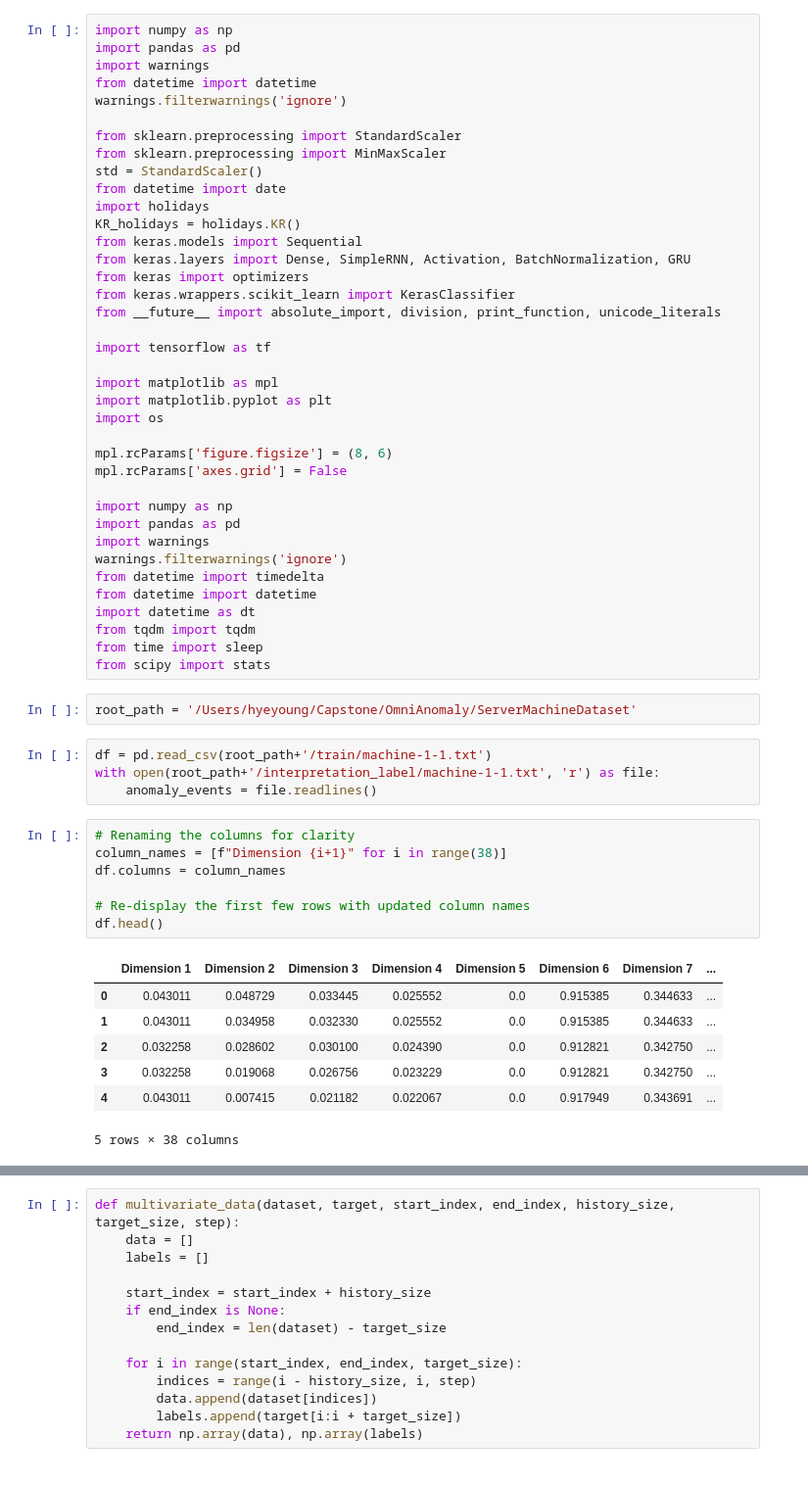
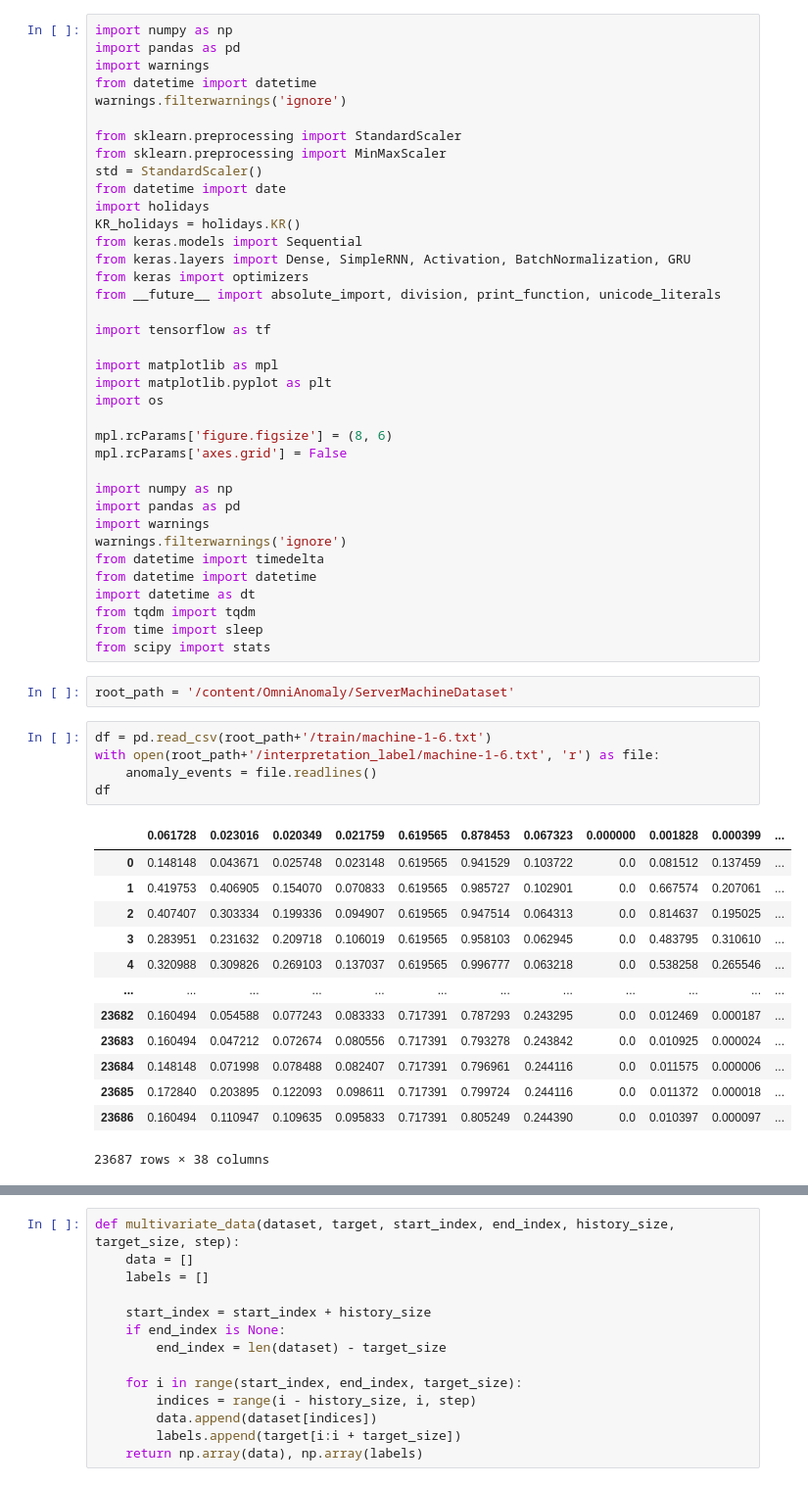
Before and after one commit to moji-moji-idn/Abnormal_Prediction, a Jupyter notebook: GAN.ipynb, the cells around one changed output, grey strips where cells are left out. Shown: that part at 98% size. Cells and saved outputs as stored; diff of their text form.

```diff
--- a/GAN.ipynb
+++ b/GAN.ipynb
@@ -14,7 +27,6 @@ KR_holidays = holidays.KR()
 from keras.models import Sequential
 from keras.layers import Dense, SimpleRNN, Activation, BatchNormalization, GRU
 from keras import optimizers
-from keras.wrappers.scikit_learn import KerasClassifier
 from __future__ import absolute_import, division, print_function, unicode_literals
 
 import tensorflow as tf
@@ -37,23 +49,23 @@ from tqdm import tqdm
 from time import sleep
 from scipy import stats
 # %%
-root_path = '/Users/hyeyoung/Capstone/OmniAnomaly/ServerMachineDataset'
+root_path = '/content/OmniAnomaly/ServerMachineDataset'
 # %%
-df = pd.read_csv(root_path+'/train/machine-1-1.txt')
-with open(root_path+'/interpretation_label/machine-1-1.txt', 'r') as file:
+df = pd.read_csv(root_path+'/train/machine-1-6.txt')
+with open(root_path+'/interpretation_label/machine-1-6.txt', 'r') as file:
     anomaly_events = file.readlines()
+df
+# %% [output]
+|  | 0.061728 | 0.023016 | 0.020349 | 0.021759 | 0.619565 | 0.878453 | 0.067323 | 0.000000 | 0.001828 | 0.000399 | ... |
+| 0 | 0.148148 | 0.043671 | 0.025748 | 0.023148 | 0.619565 | 0.941529 | 0.103722 | 0.0 | 0.081512 | 0.137459 | ... |
+| 1 | 0.419753 | 0.406905 | 0.154070 | 0.070833 | 0.619565 | 0.985727 | 0.102901 | 0.0 | 0.667574 | 0.207061 | ... |
+| 2 | 0.407407 | 0.303334 | 0.199336 | 0.094907 | 0.619565 | 0.947514 | 0.064313 | 0.0 | 0.814637 | 0.195025 | ... |
+| 3 | 0.283951 | 0.231632 | 0.209718 | 0.106019 | 0.619565 | 0.958103 | 0.062945 | 0.0 | 0.483795 | 0.310610 | ... |
+| 4 | 0.320988 | 0.309826 | 0.269103 | 0.137037 | 0.619565 | 0.996777 | 0.063218 | 0.0 | 0.538258 | 0.265546 | ... |
+| ... | ... | ... | ... | ... | ... | ... | ... | ... | ... | ... | ... |
+| 23682 | 0.160494 | 0.054588 | 0.077243 | 0.083333 | 0.717391 | 0.787293 | 0.243295 | 0.0 | 0.012469 | 0.000187 | ... |
+| 23683 | 0.160494 | 0.047212 | 0.072674 | 0.080556 | 0.717391 | 0.793278 | 0.243842 | 0.0 | 0.010925 | 0.000024 | ... |
+| 23684 | 0.148148 | 0.071998 | 0.078488 | 0.082407 | 0.717391 | 0.796961 | 0.244116 | 0.0 | 0.011575 | 0.000006 | ... |
+| 23685 | 0.172840 | 0.203895 | 0.122093 | 0.098611 | 0.717391 | 0.799724 | 0.244116 | 0.0 | 0.011372 | 0.000018 | ... |
+| 23686 | 0.160494 | 0.110947 | 0.109635 | 0.095833 | 0.717391 | 0.805249 | 0.244390 | 0.0 | 0.010397 | 0.000097 | ... |
+23687 rows × 38 columns
-# %%
-# Renaming the columns for clarity
-column_names = [f"Dimension {i+1}" for i in range(38)]
-df.columns = column_names
-
-# Re-display the first few rows with updated column names
-df.head()
-# %% [output]
-|  | Dimension 1 | Dimension 2 | Dimension 3 | Dimension 4 | Dimension 5 | Dimension 6 | Dimension 7 | ... |
-| 0 | 0.043011 | 0.048729 | 0.033445 | 0.025552 | 0.0 | 0.915385 | 0.344633 | ... |
-| 1 | 0.043011 | 0.034958 | 0.032330 | 0.025552 | 0.0 | 0.915385 | 0.344633 | ... |
-| 2 | 0.032258 | 0.028602 | 0.030100 | 0.024390 | 0.0 | 0.912821 | 0.342750 | ... |
-| 3 | 0.032258 | 0.019068 | 0.026756 | 0.023229 | 0.0 | 0.912821 | 0.342750 | ... |
-| 4 | 0.043011 | 0.007415 | 0.021182 | 0.022067 | 0.0 | 0.917949 | 0.343691 | ... |
-5 rows × 38 columns
```
Also changed, not shown: parts of 41 cells of this notebook.
